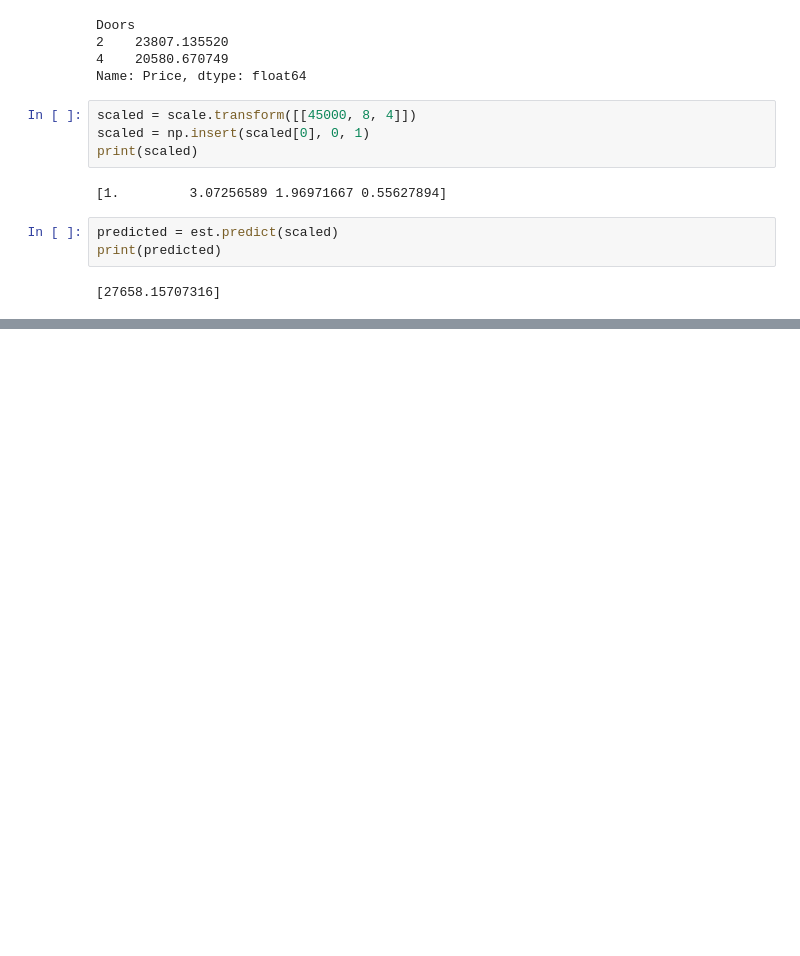
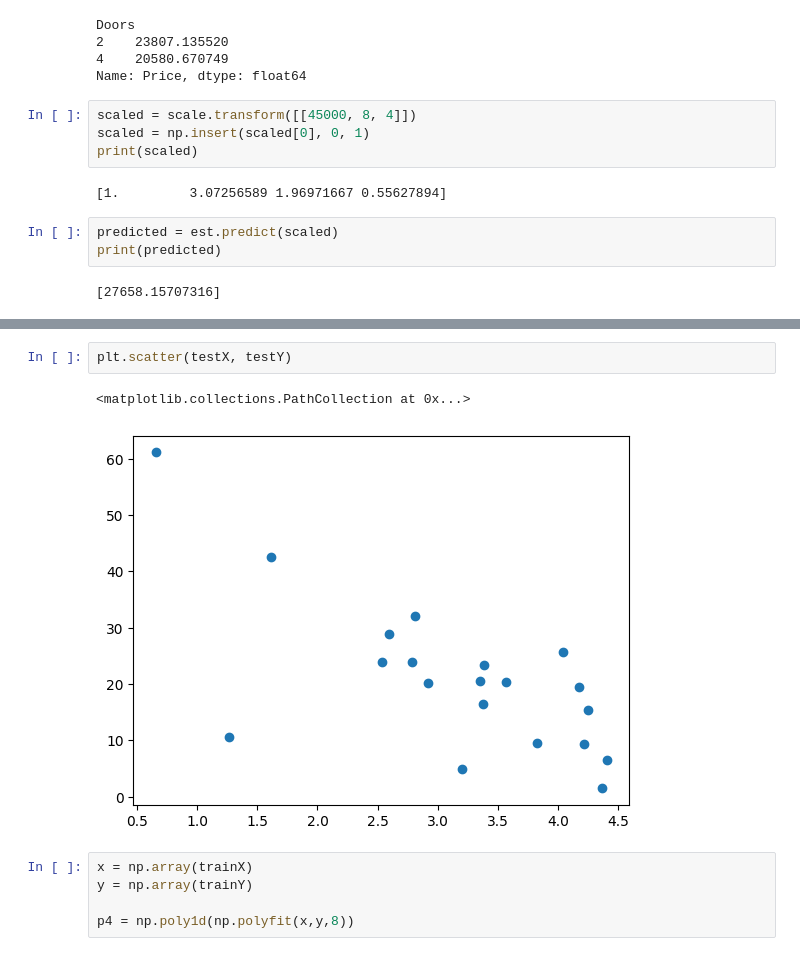
Before and after one commit to Bhagyashree-Bhattacharyya/Statistics, a Jupyter notebook: PredictiveModels.ipynb, the cells around one changed output, grey strips where cells are left out. Cells and saved outputs as stored; diff of their text form; blank space fills up the shorter version.

```diff
--- a/PredictiveModels.ipynb
+++ b/PredictiveModels.ipynb
@@ -162,0 +190,10 @@ print(predicted)
+# %%
+plt.scatter(testX, testY)
+# %% [output]
+<matplotlib.collections.PathCollection at 0x...>
+[figure, added]
+# %%
+x = np.array(trainX)
+y = np.array(trainY)
+
+p4 = np.poly1d(np.polyfit(x,y,8))
```
Also changed, not shown: parts of 16 cells of this notebook.
